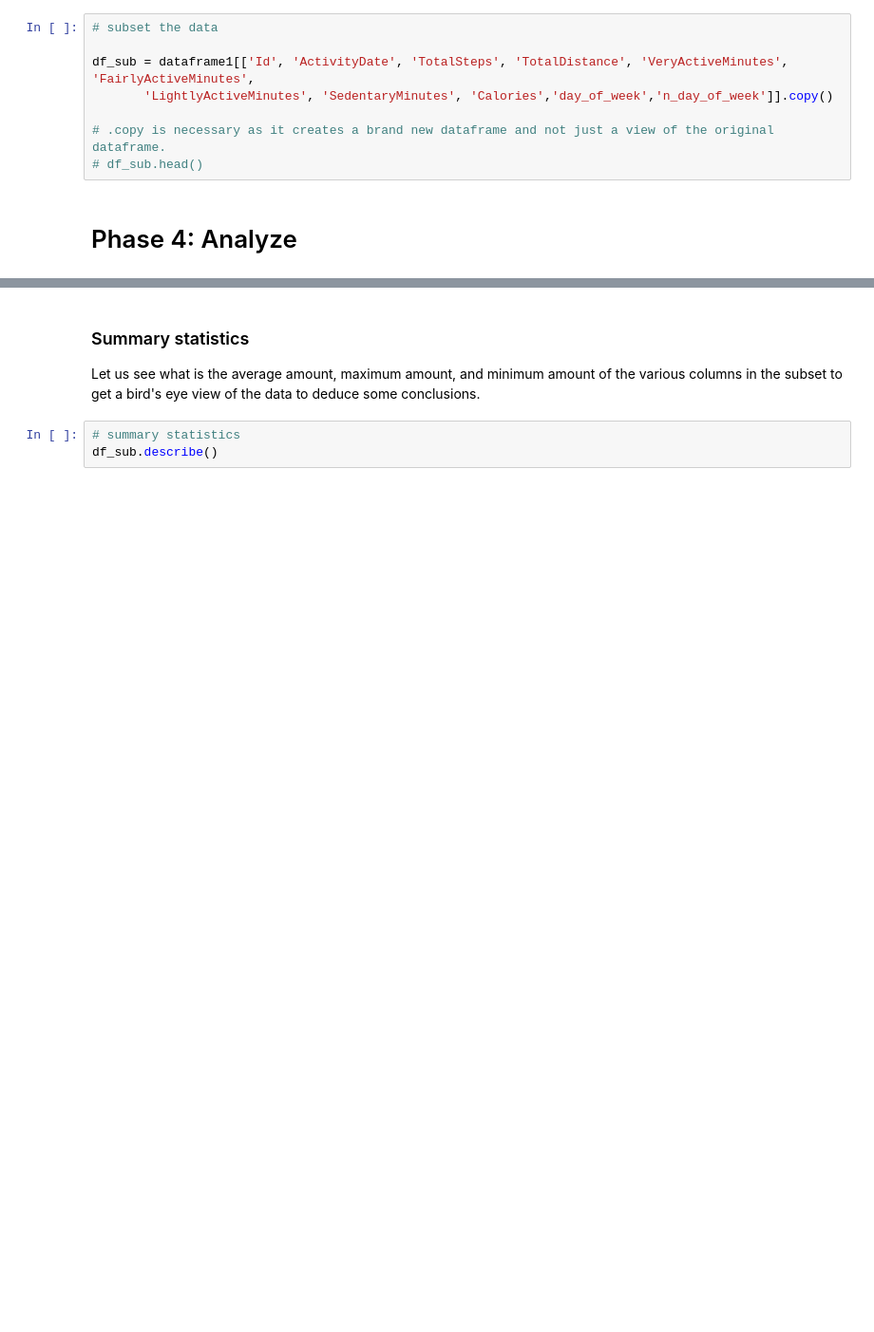
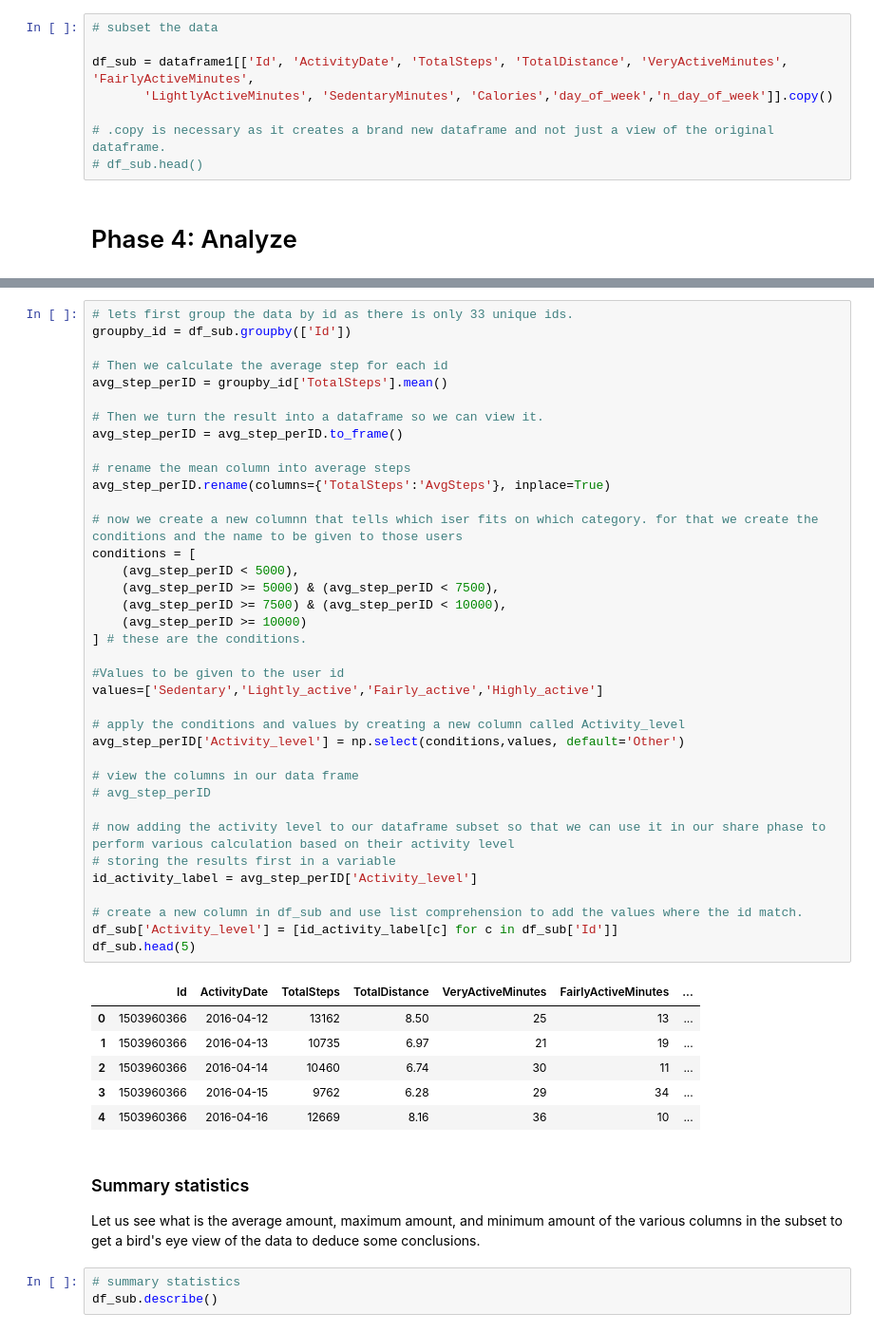
Before and after one commit to PramitKhatri/Bellabeat-data-analysis-case-study, a Jupyter notebook: notebook4521ead505.ipynb, the cells around one changed output, grey strips where cells are left out. Shown at 95% size. Cells and saved outputs as stored; diff of their text form; blank space fills up the shorter version.

```diff
--- a/notebook4521ead505.ipynb
+++ b/notebook4521ead505.ipynb
@@ -395,3 +404,47 @@ df_sub = dataframe1[['Id', 'ActivityDate', 'TotalSteps', 'TotalDistance', 'VeryA
+# %%
+# lets first group the data by id as there is only 33 unique ids.
+groupby_id = df_sub.groupby(['Id'])
+
+# Then we calculate the average step for each id
+avg_step_perID = groupby_id['TotalSteps'].mean()
+
+# Then we turn the result into a dataframe so we can view it.
+avg_step_perID = avg_step_perID.to_frame()
+
+# rename the mean column into average steps
+avg_step_perID.rename(columns={'TotalSteps':'AvgSteps'}, inplace=True)
+
+# now we create a new columnn that tells which iser fits on which category. for that we create the conditions and the name to be given to those users
+conditions = [
+    (avg_step_perID < 5000),
+    (avg_step_perID >= 5000) & (avg_step_perID < 7500),
+    (avg_step_perID >= 7500) & (avg_step_perID < 10000),
+    (avg_step_perID >= 10000)
+] # these are the conditions.
+
+#Values to be given to the user id
+values=['Sedentary','Lightly_active','Fairly_active','Highly_active']
+
+# apply the conditions and values by creating a new column called Activity_level
+avg_step_perID['Activity_level'] = np.select(conditions,values, default='Other')
+
+# view the columns in our data frame
+# avg_step_perID
+
+# now adding the activity level to our dataframe subset so that we can use it in our share phase to perform various calculation based on their activity level
+# storing the results first in a variable
+id_activity_label = avg_step_perID['Activity_level']
+
+# create a new column in df_sub and use list comprehension to add the values where the id match.
+df_sub['Activity_level'] = [id_activity_label[c] for c in df_sub['Id']]
+df_sub.head(5)
+# %% [output]
+|  | Id | ActivityDate | TotalSteps | TotalDistance | VeryActiveMinutes | FairlyActiveMinutes | ... |
+| 0 | 1503960366 | 2016-04-12 | 13162 | 8.50 | 25 | 13 | ... |
+| 1 | 1503960366 | 2016-04-13 | 10735 | 6.97 | 21 | 19 | ... |
+| 2 | 1503960366 | 2016-04-14 | 10460 | 6.74 | 30 | 11 | ... |
+| 3 | 1503960366 | 2016-04-15 | 9762 | 6.28 | 29 | 34 | ... |
+| 4 | 1503960366 | 2016-04-16 | 12669 | 8.16 | 36 | 10 | ... |
 # %% [markdown]
 ### Summary statistics
 Let us see what is the average amount, maximum amount, and minimum amount of the various columns in the subset to get a bird's eye view of the data to deduce some conclusions.
```
Also changed, not shown: parts of 7 cells of this notebook.
